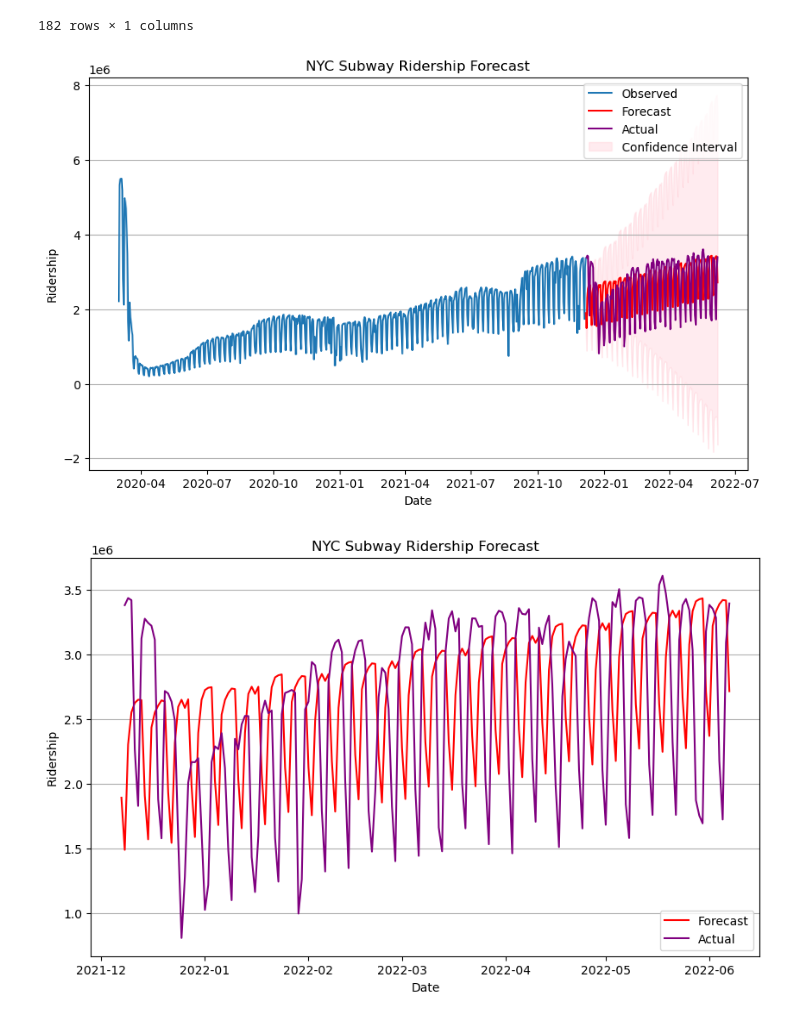
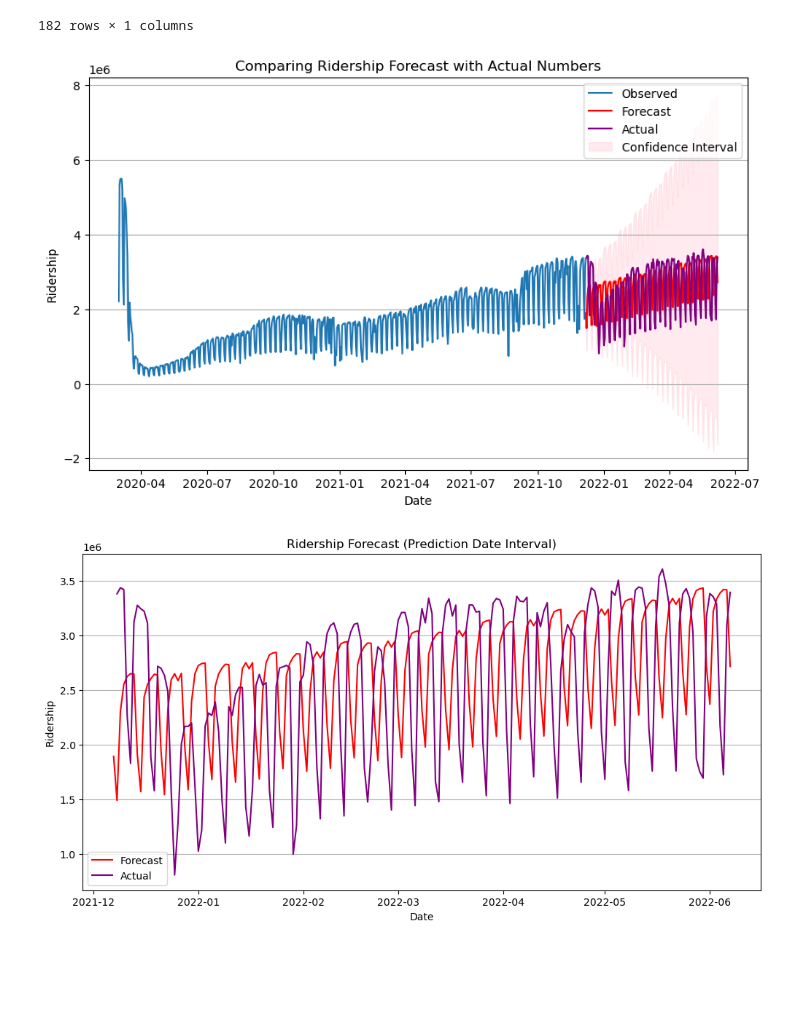
Before and after one commit to tanveerm176/Covid-Subway-Analysis, a Jupyter notebook: Forecasting.ipynb, the cells around one changed output. Drawn from its saved outputs; the diff is of its cells as text; code cells hidden in the pictures; blank space fills up the shorter version.

```diff
--- a/Forecasting.ipynb
+++ b/Forecasting.ipynb
@@ -389,35 +389,35 @@ predicted_dates_ridership
 plt.figure(figsize=(10, 6))
 plt.plot(riders, label='Observed')
 plt.plot(forecast_series, label='Forecast', color='red')
-plt.plot(predicted_dates_ridership, label='Actual', color='purple')
+plt.plot(predicted_dates_ridership["Subways: Total Estimated Ridership"], label='Actual', color='purple')
 plt.fill_between(forecast_index,
                  forecast_conf_interval["lower Riders"],
                  forecast_conf_interval["upper Riders"], color='pink', alpha=0.3,
                  label = 'Confidence Interval')
-plt.title('NYC Subway Ridership Forecast')
+plt.title('Comparing Ridership Forecast with Actual Numbers')
 plt.xlabel('Date')
 plt.ylabel('Ridership')
 plt.grid(axis='y')
 plt.legend()
 plt.show()
 # %% [output]
-[figure, old version]
+[figure, new version]
 # %%
-plt.figure(figsize=(10, 6))
+plt.figure(figsize=(12, 6))
 # plt.plot(riders, label='Observed')
 plt.plot(forecast_series, label='Forecast', color='red')
 plt.plot(predicted_dates_ridership["Subways: Total Estimated Ridership"], label='Actual', color='purple')
 # plt.fill_between(forecast_index,
 #                  forecast.conf_int().iloc[:, 0],
 #                  forecast.conf_int().iloc[:, 1], color='pink', alpha=0.3)
-plt.title('NYC Subway Ridership Forecast')
+plt.title('Ridership Forecast (Prediction Date Interval)')
 plt.xlabel('Date')
 plt.ylabel('Ridership')
 plt.grid(axis='y')
 plt.legend()
 plt.show()
 # %% [output]
-[figure, old version]
+[figure, new version]
 # %%
 predicted_dates_ridership["7 Day Avg (Actual)"] = predicted_dates_ridership["Subways: Total Estimated Ridership"].rolling(window=7).mean()
 # %%
```
Also changed, not shown: parts of 3 cells of this notebook, 10 other files.
